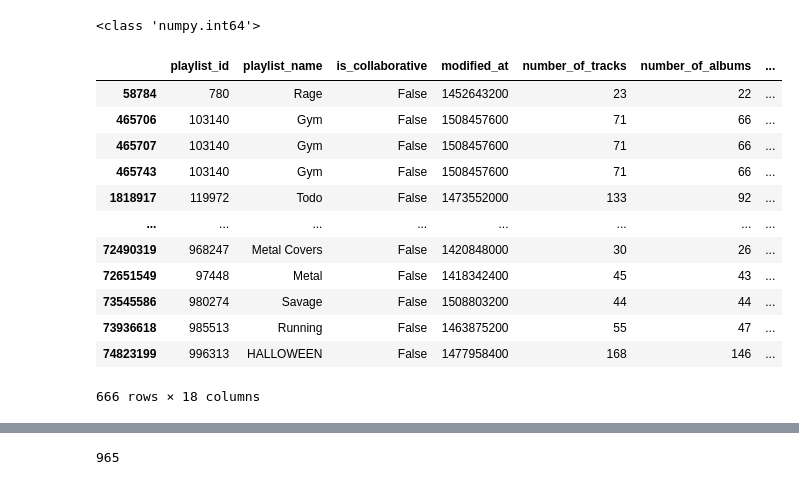
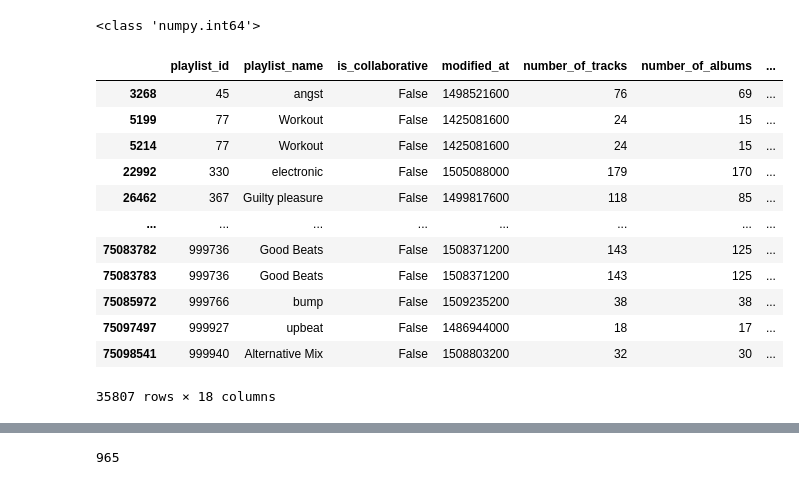
Before and after one commit to Honbern/spotify_recommender, a Jupyter notebook: spotify.ipynb, the cells around one changed output, grey strips where cells are left out. Saved outputs shown, nothing was run; the diff lists cells and outputs as text; code cells hidden in the pictures.

```diff
--- a/spotify.ipynb
+++ b/spotify.ipynb
@@ -172,21 +148,22 @@ print(type(final_df["modified_at"][0]))
 # %% [output]
 <class 'numpy.int64'>
 # %%
-tracks_with_artists_df[tracks_with_artists_df["artist_name"] == "Cannibal Corpse"]
+# Getting rows by an artist name
+tracks_with_artists_df[tracks_with_artists_df["artist_name"] == "Muse"]
 # %% [output]
 |  | playlist_id | playlist_name | is_collaborative | modified_at | number_of_tracks | number_of_albums | ... |
-| 58784 | 780 | Rage | False | 1452643200 | 23 | 22 | ... |
-| 465706 | 103140 | Gym | False | 1508457600 | 71 | 66 | ... |
-| 465707 | 103140 | Gym | False | 1508457600 | 71 | 66 | ... |
-| 465743 | 103140 | Gym | False | 1508457600 | 71 | 66 | ... |
-| 1818917 | 119972 | Todo | False | 1473552000 | 133 | 92 | ... |
+| 3268 | 45 | angst | False | 1498521600 | 76 | 69 | ... |
+| 5199 | 77 | Workout | False | 1425081600 | 24 | 15 | ... |
+| 5214 | 77 | Workout | False | 1425081600 | 24 | 15 | ... |
+| 22992 | 330 | electronic | False | 1505088000 | 179 | 170 | ... |
+| 26462 | 367 | Guilty pleasure | False | 1499817600 | 118 | 85 | ... |
 | ... | ... | ... | ... | ... | ... | ... | ... |
-| 72490319 | 968247 | Metal Covers | False | 1420848000 | 30 | 26 | ... |
-| 72651549 | 97448 | Metal | False | 1418342400 | 45 | 43 | ... |
-| 73545586 | 980274 | Savage | False | 1508803200 | 44 | 44 | ... |
-| 73936618 | 985513 | Running | False | 1463875200 | 55 | 47 | ... |
-| 74823199 | 996313 | HALLOWEEN | False | 1477958400 | 168 | 146 | ... |
+| 75083782 | 999736 | Good Beats | False | 1508371200 | 143 | 125 | ... |
+| 75083783 | 999736 | Good Beats | False | 1508371200 | 143 | 125 | ... |
+| 75085972 | 999766 | bump | False | 1509235200 | 38 | 38 | ... |
+| 75097497 | 999927 | upbeat | False | 1486944000 | 18 | 17 | ... |
+| 75098541 | 999940 | Alternative Mix | False | 1508803200 | 32 | 30 | ... |
-666 rows × 18 columns
+35807 rows × 18 columns
 # %%
 tracks_with_artists_df.describe()
 # %% [output]
```
Also changed, not shown: parts of 17 cells of this notebook.
